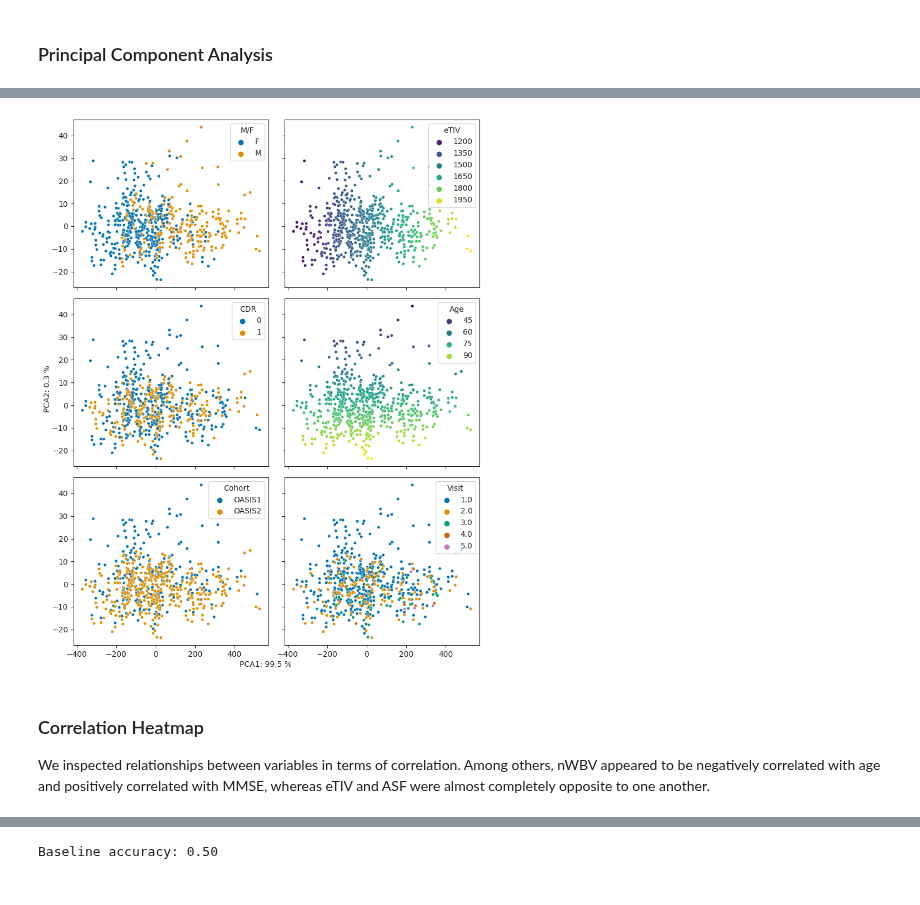
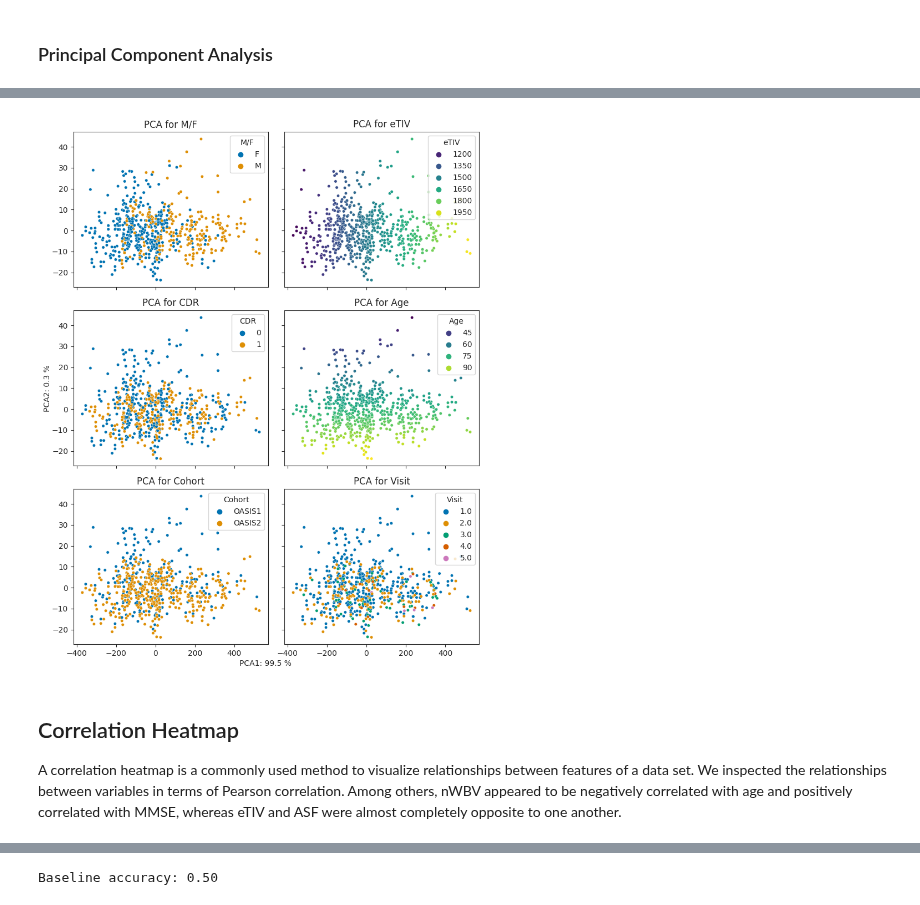
Before and after one commit to RiboRings/AlzheimerPrediction, a Jupyter notebook: learning-about-ad.ipynb, the cells around one changed output, grey strips where cells are left out. Cells and saved outputs as stored; diff of their text form; code cells hidden in the pictures.

```diff
--- a/learning-about-ad.ipynb
+++ b/learning-about-ad.ipynb
@@ -179,29 +240,49 @@ red_dims = pca.fit_transform(X)
 # %%
+# Import function from the 'utilities_for_ad' script
 from utilities_for_ad import plot_pca
 
+# Define the number of columns and rows for subplots, and create a color palette
 ncol, nrow = 3, 2
 my_palette = sns.color_palette("viridis", as_cmap=True)
 
+# Create subplots with shared x and y axes
 fig, axes = plt.subplots(ncol, nrow, sharex=True, sharey=True)
 
+# Set the figure size
 fig.set_figheight(5 * nrow)
 fig.set_figwidth(8)
+
+# Set the Seaborn style to "ticks"
 sns.set_style("ticks")
 
-plot_pca(red_dims, df["M/F"], axes[0, 0])
-plot_pca(red_dims, df["eTIV"], axes[0, 1], palette=my_palette)
-plot_pca(red_dims, df["CDR"], axes[1, 0])
-plot_pca(red_dims, df["Age"], axes[1, 1], palette=my_palette)
-plot_pca(red_dims, df["Cohort"], axes[2, 0])
-plot_pca(red_dims, df["Visit"], axes[2, 1])
+# Plot PCA for different variables in different subplots with titles
+plot_pca(red_dims, df["M/F"], axes[0, 0]) # PCA for "M/F" variable
+axes[0, 0].set_title("PCA for M/F") # Title for the subplot
 
+plot_pca(red_dims, df["eTIV"], axes[0, 1], palette=my_palette) # PCA for "eTIV" variable
+axes[0, 1].set_title("PCA for eTIV") # Title for the subplot
+
+plot_pca(red_dims, df["CDR"], axes[1, 0]) # PCA for "CDR" variable
+axes[1, 0].set_title("PCA for CDR") # Title for the subplot
+
+plot_pca(red_dims, df["Age"], axes[1, 1], palette=my_palette) # PCA for "Age" variable
+axes[1, 1].set_title("PCA for Age") # Title for the subplot
+
+plot_pca(red_dims, df["Cohort"], axes[2, 0]) # PCA for "Cohort" variable
+axes[2, 0].set_title("PCA for Cohort") # Title for the subplot
+
+plot_pca(red_dims, df["Visit"], axes[2, 1]) # PCA for "Visit" variable
+axes[2, 1].set_title("PCA for Visit") # Title for the subplot
+
+# Add text annotations for explained variance ratios
 fig.text(0.5, 0, f"PCA1: {pca.explained_variance_ratio_[0] * 100:.1f} %", ha="center")
 fig.text(0, 0.5, f"PCA2: {pca.explained_variance_ratio_[1] * 100:.1f} %", va="center", rotation="vertical")
 
+# Adjust the layout for better visualization
 plt.tight_layout()
 # %% [output]
-[figure, old version]
+[figure, new version]
 # %% [markdown]
-### Correlation Heatmap
+## Correlation Heatmap
 
-We inspected relationships between variables in terms of correlation. Among others, nWBV appeared to be negatively correlated with age and positively correlated with MMSE, whereas eTIV and ASF were almost completely opposite to one another.
+A correlation heatmap is a commonly used method to visualize relationships between features of a data set. We inspected the relationships between variables in terms of Pearson correlation. Among others, nWBV appeared to be negatively correlated with age and positively correlated with MMSE, whereas eTIV and ASF were almost completely opposite to one another.
```
Also changed, not shown: parts of 59 cells of this notebook.
